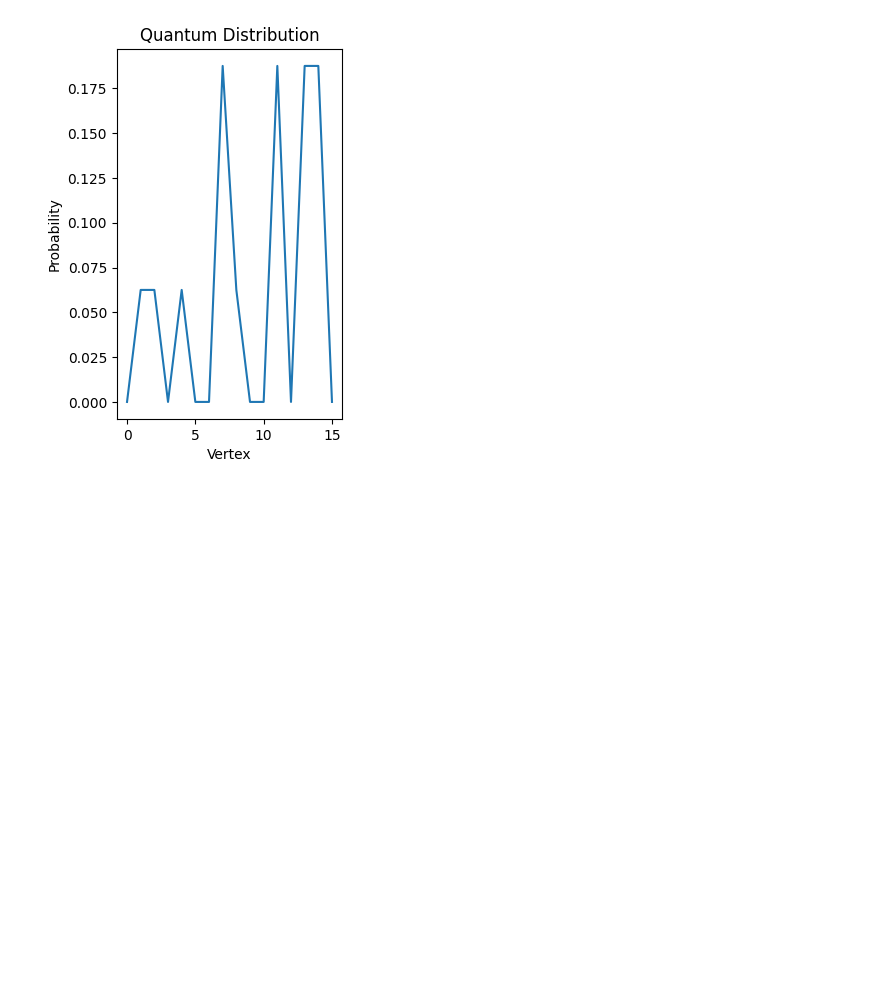
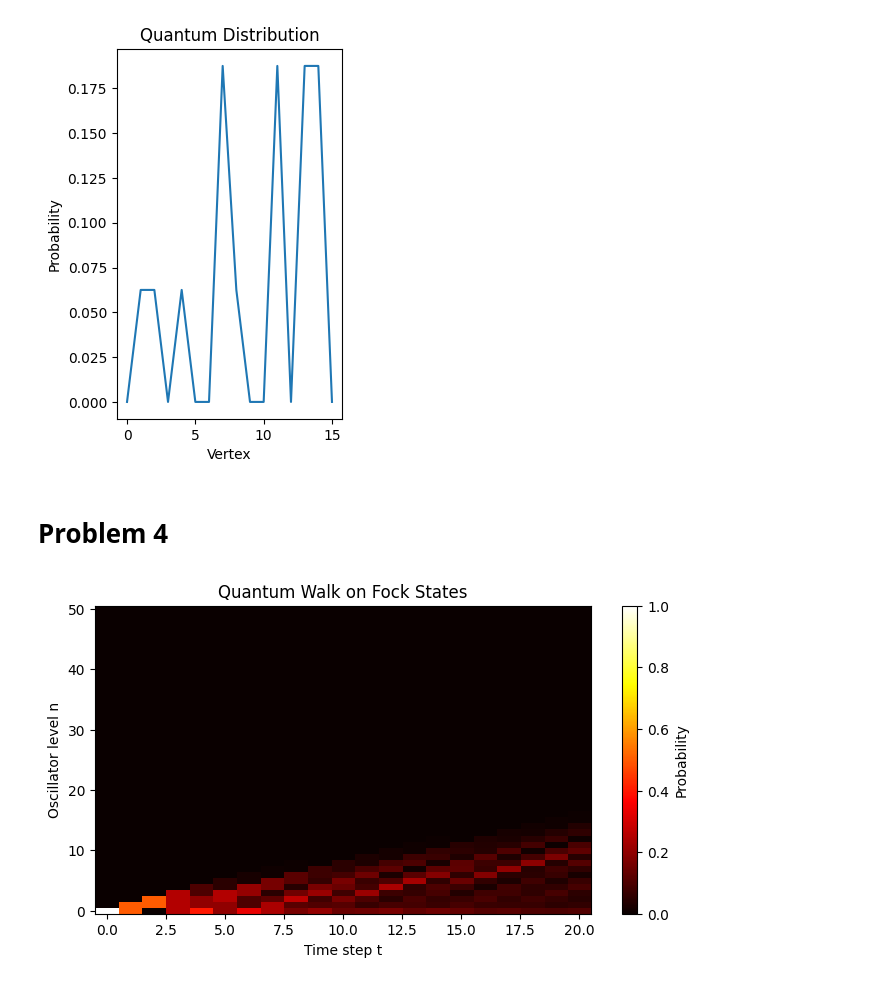
Before and after one commit to AryanAAB/Planckd2025-aryanbansal310, a Jupyter notebook: code/QuantumAlgoTrack.ipynb, the cells around one changed output. Saved outputs shown, nothing was run; the diff lists cells and outputs as text; code cells hidden in the pictures; blank space fills up the shorter version.

```diff
--- a/code/QuantumAlgoTrack.ipynb
+++ b/code/QuantumAlgoTrack.ipynb
@@ -536,3 +536,5 @@ plt.ylabel("Probability")
 plt.show()
 # %% [output]
 [figure]
+# %% [markdown]
+# Problem 4
@@ -538,0 +544,14 @@ plt.show()
+# %%
+# Parameters
+n_max = 50   # truncate oscillator states
+t_max = 20   # number of steps
+alpha = 0.3  # phase coefficient
+
+# Coin operator (Hadamard)
+C = np.array([[1, 1], [1, -1]]) / np.sqrt(2)
+
+# Creation and annihilation operators
+a = np.zeros((n_max+1, n_max+1))
+for n in range(1, n_max+1):
+    a[n-1, n] = np.sqrt(n)
+adag = a.T
@@ -538,0 +579,32 @@ plt.show()
+# %%
+# Initial state |0>⊗|0>
+psi = np.zeros(2*(n_max+1))
+psi[0] = 1.0
+
+# Track probability distribution
+P = np.zeros((t_max+1, n_max+1))
+P[0,0] = 1.0
+
+for t in range(1, t_max+1):
+    psi = U @ psi
+    for n in range(n_max+1):
+        P[t, n] = np.abs(psi[2*n])**2 + np.abs(psi[2*n+1])**2
+
+    total = sum(P[t])
+
+    for n in range(n_max+1):
+      P[t, n] /= total
+
+# Compute RMS
+RMS_quantum = np.sqrt(np.sum(P * (np.arange(n_max+1)**2), axis=1))
+# %%
+# Plot heatmap
+plt.figure(figsize=(8,4))
+plt.imshow(P.T, origin='lower', aspect='auto', cmap='hot')
+plt.xlabel('Time step t')
+plt.ylabel('Oscillator level n')
+plt.colorbar(label='Probability')
+plt.title('Quantum Walk on Fock States')
+plt.show()
+# %% [output]
+[figure, added]
```
Also changed, not shown: parts of 10 cells of this notebook, 6 other files.
